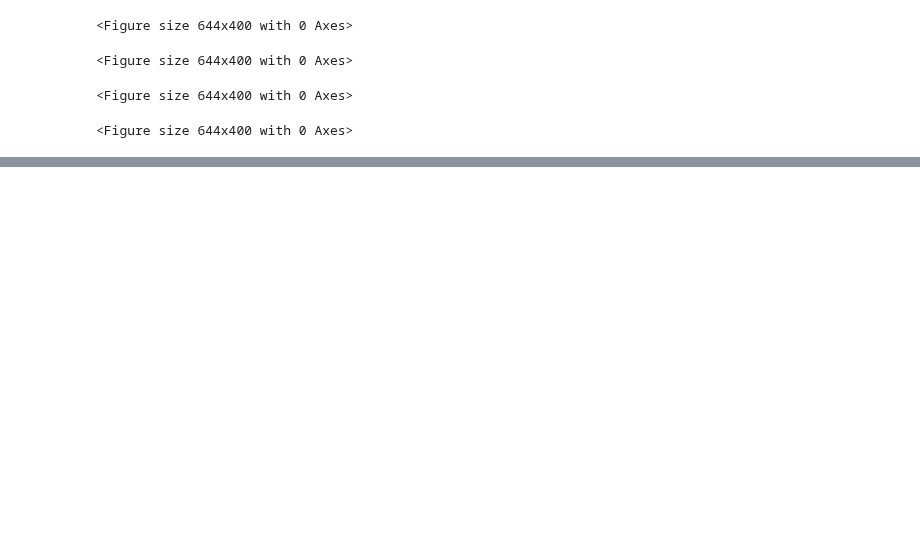
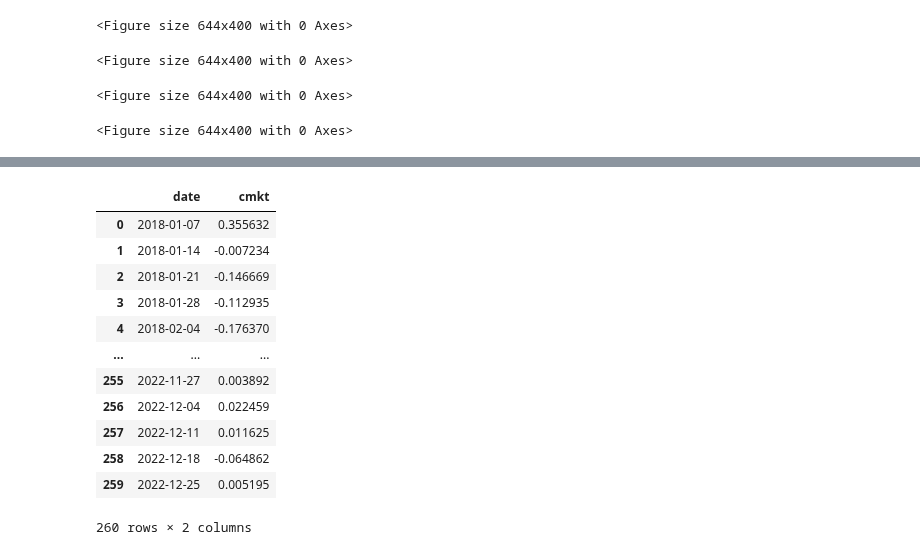
Before and after one commit to adambaybutt/crypto_asset_pricing, a Jupyter notebook: code/8-descriptive_stats.ipynb, the cells around one changed output, grey strips where cells are left out. Drawn from its saved outputs; the diff is of its cells as text; code cells hidden in the pictures; blank space fills up the shorter version.

```diff
--- a/code/8-descriptive_stats.ipynb
+++ b/code/8-descriptive_stats.ipynb
@@ -804,0 +883,16 @@ if __name__ == "__main__":
+# %%
+cmkt_df
+# %% [output]
+|  | date | cmkt |
+| 0 | 2018-01-07 | 0.355632 |
+| 1 | 2018-01-14 | -0.007234 |
+| 2 | 2018-01-21 | -0.146669 |
+| 3 | 2018-01-28 | -0.112935 |
+| 4 | 2018-02-04 | -0.176370 |
+| ... | ... | ... |
+| 255 | 2022-11-27 | 0.003892 |
+| 256 | 2022-12-04 | 0.022459 |
+| 257 | 2022-12-11 | 0.011625 |
+| 258 | 2022-12-18 | -0.064862 |
+| 259 | 2022-12-25 | 0.005195 |
+260 rows × 2 columns
```
Also changed, not shown: parts of 14 cells of this notebook, 1 other file.
